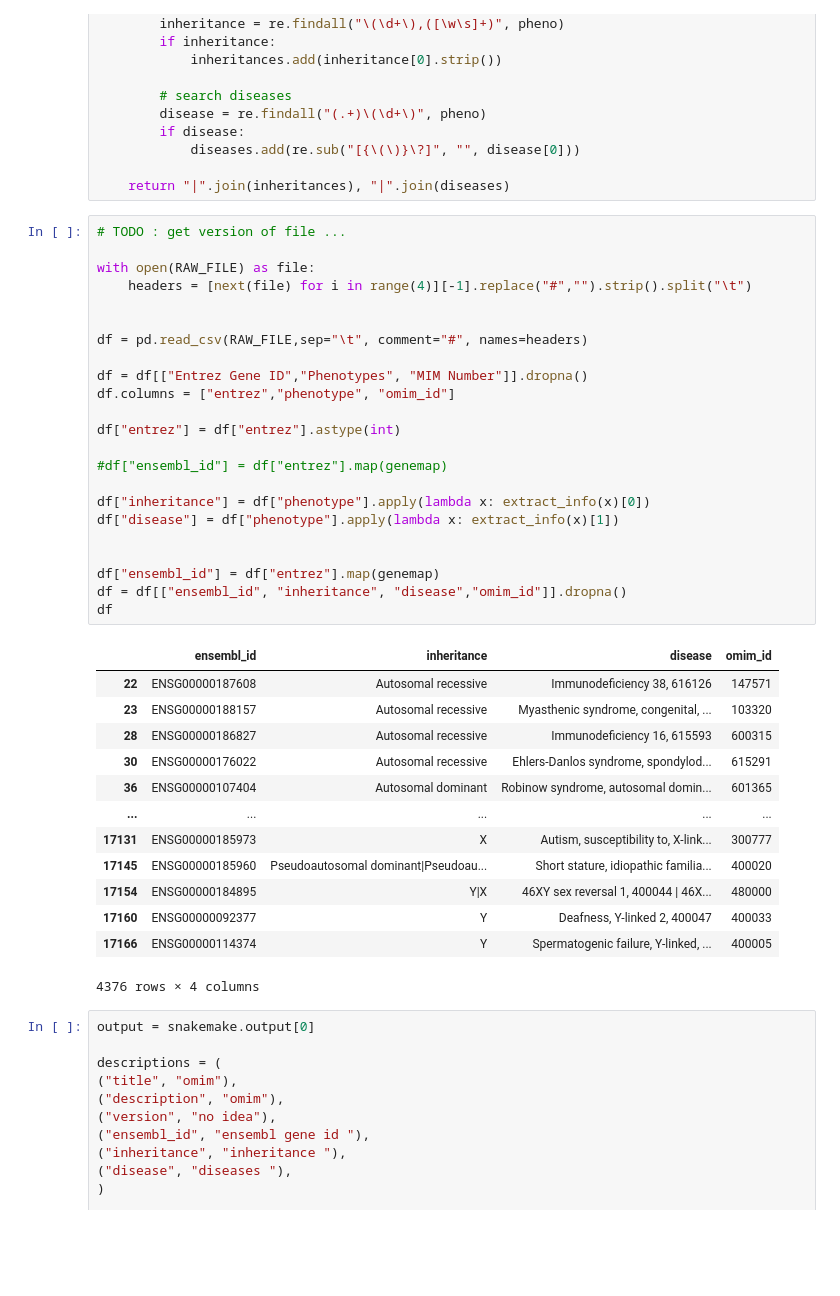
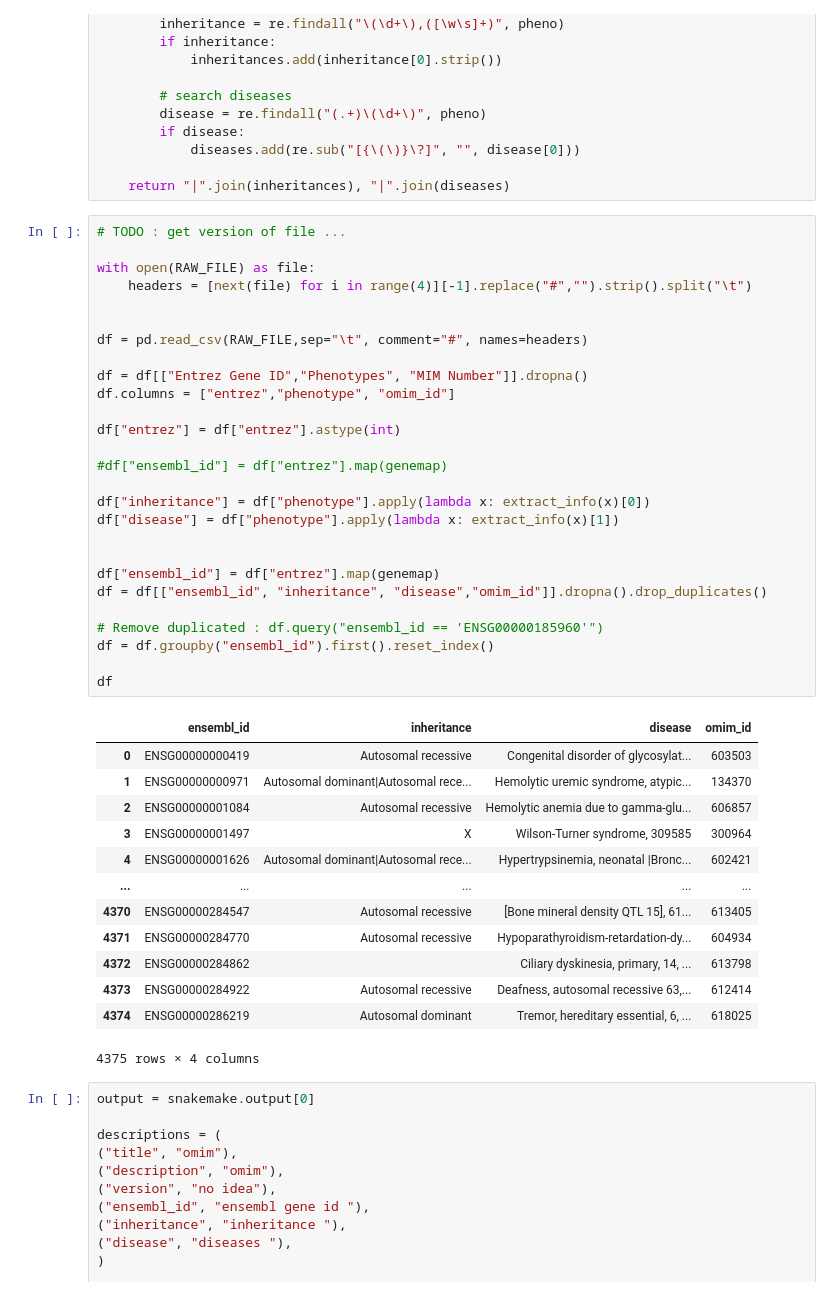
Before and after one commit to dridk/geneset_aggregator, a Jupyter notebook: parsers/omim.ipynb, the cells around one changed output. Saved outputs shown, nothing was run; the diff lists cells and outputs as text; blank space fills up the shorter version.

```diff
--- a/parsers/omim.ipynb
+++ b/parsers/omim.ipynb
@@ -37,40 +37,44 @@ def extract_info(phenos):
 # %%
 # TODO : get version of file ...
 
 with open(RAW_FILE) as file:
     headers = [next(file) for i in range(4)][-1].replace("#","").strip().split("\t")
 
 
 df = pd.read_csv(RAW_FILE,sep="\t", comment="#", names=headers)
 
 df = df[["Entrez Gene ID","Phenotypes", "MIM Number"]].dropna()
 df.columns = ["entrez","phenotype", "omim_id"]
 
 df["entrez"] = df["entrez"].astype(int)
 
 #df["ensembl_id"] = df["entrez"].map(genemap)
 
 df["inheritance"] = df["phenotype"].apply(lambda x: extract_info(x)[0])
 df["disease"] = df["phenotype"].apply(lambda x: extract_info(x)[1])
 
 
 df["ensembl_id"] = df["entrez"].map(genemap)
-df = df[["ensembl_id", "inheritance", "disease","omim_id"]].dropna()
+df = df[["ensembl_id", "inheritance", "disease","omim_id"]].dropna().drop_duplicates()
+
+# Remove duplicated : df.query("ensembl_id == 'ENSG00000185960'")
+df = df.groupby("ensembl_id").first().reset_index()
+
 df
 # %% [output]
 |  | ensembl_id | inheritance | disease | omim_id |
-| 22 | ENSG00000187608 | Autosomal recessive | Immunodeficiency 38, 616126 | 147571 |
-| 23 | ENSG00000188157 | Autosomal recessive | Myasthenic syndrome, congenital, ... | 103320 |
-| 28 | ENSG00000186827 | Autosomal recessive | Immunodeficiency 16, 615593 | 600315 |
-| 30 | ENSG00000176022 | Autosomal recessive | Ehlers-Danlos syndrome, spondylod... | 615291 |
-| 36 | ENSG00000107404 | Autosomal dominant | Robinow syndrome, autosomal domin... | 601365 |
+| 0 | ENSG00000000419 | Autosomal recessive | Congenital disorder of glycosylat... | 603503 |
+| 1 | ENSG00000000971 | Autosomal dominant|Autosomal rece... | Hemolytic uremic syndrome, atypic... | 134370 |
+| 2 | ENSG00000001084 | Autosomal recessive | Hemolytic anemia due to gamma-glu... | 606857 |
+| 3 | ENSG00000001497 | X | Wilson-Turner syndrome, 309585 | 300964 |
+| 4 | ENSG00000001626 | Autosomal dominant|Autosomal rece... | Hypertrypsinemia, neonatal |Bronc... | 602421 |
 | ... | ... | ... | ... | ... |
-| 17131 | ENSG00000185973 | X | Autism, susceptibility to, X-link... | 300777 |
-| 17145 | ENSG00000185960 | Pseudoautosomal dominant|Pseudoau... | Short stature, idiopathic familia... | 400020 |
-| 17154 | ENSG00000184895 | Y|X | 46XY sex reversal 1, 400044 | 46X... | 480000 |
-| 17160 | ENSG00000092377 | Y | Deafness, Y-linked 2, 400047 | 400033 |
-| 17166 | ENSG00000114374 | Y | Spermatogenic failure, Y-linked, ... | 400005 |
+| 4370 | ENSG00000284547 | Autosomal recessive | [Bone mineral density QTL 15], 61... | 613405 |
+| 4371 | ENSG00000284770 | Autosomal recessive | Hypoparathyroidism-retardation-dy... | 604934 |
+| 4372 | ENSG00000284862 |  | Ciliary dyskinesia, primary, 14, ... | 613798 |
+| 4373 | ENSG00000284922 | Autosomal recessive | Deafness, autosomal recessive 63,... | 612414 |
+| 4374 | ENSG00000286219 | Autosomal dominant | Tremor, hereditary essential, 6, ... | 618025 |
-4376 rows × 4 columns
+4375 rows × 4 columns
 # %%
 output = snakemake.output[0]
 
```
Also changed, not shown: 2 other files.
